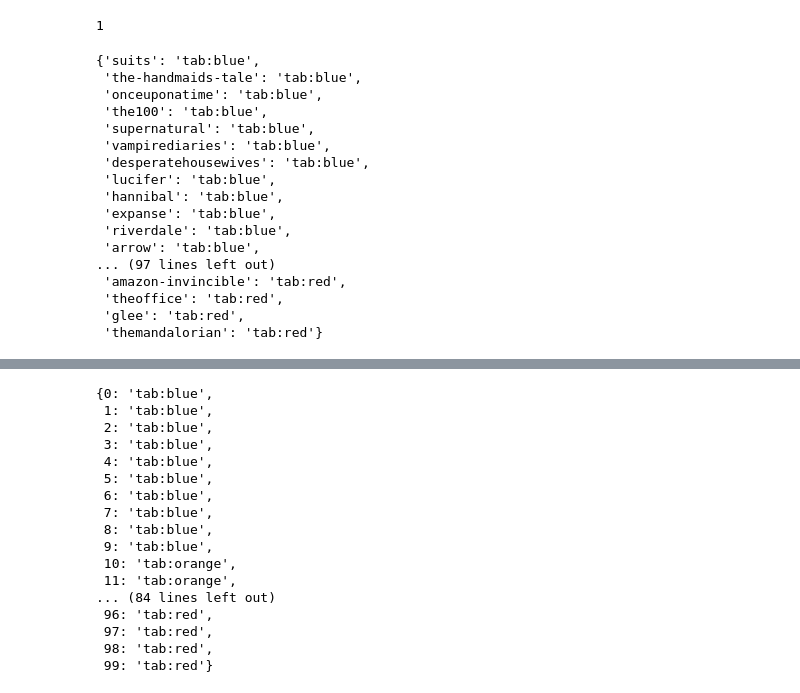
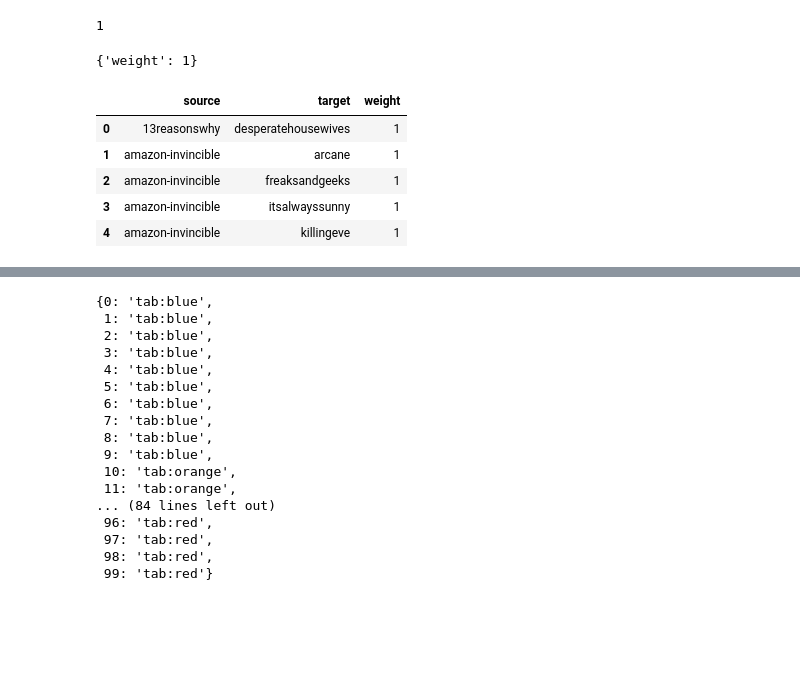
Before and after one commit to DanielBarabas/prog2_3rd_assignment_group, a Jupyter notebook: series-actor-network.ipynb, the cells around one changed output, grey strips where cells are left out. Saved outputs shown, nothing was run; the diff lists cells and outputs as text; code cells hidden in the pictures; blank space fills up the shorter version.

```diff
--- a/series-actor-network.ipynb
+++ b/series-actor-network.ipynb
@@ -258,23 +271,7 @@ community_to_color = {
 # %%
 node_color = {node: community_to_color[community_id] \
               for node, community_id in node_to_community.items()}
-# %%
-node_color
-# %% [output]
-{'suits': 'tab:blue',
- 'the-handmaids-tale': 'tab:blue',
- 'onceuponatime': 'tab:blue',
- 'the100': 'tab:blue',
- 'supernatural': 'tab:blue',
- 'vampirediaries': 'tab:blue',
- 'desperatehousewives': 'tab:blue',
- 'lucifer': 'tab:blue',
- 'hannibal': 'tab:blue',
- 'expanse': 'tab:blue',
- 'riverdale': 'tab:blue',
- 'arrow': 'tab:blue',
-... (97 lines left out)
- 'amazon-invincible': 'tab:red',
- 'theoffice': 'tab:red',
- 'glee': 'tab:red',
- 'themandalorian': 'tab:red'}
+# %%
+weighted_graph.edges['13reasonswhy', 'desperatehousewives']
+# %% [output]
+{'weight': 1}
@@ -281 +282,10 @@ node_color
+# %%
+weight_edge_df.head()
+# %% [output]
+|  | source | target | weight |
+| 0 | 13reasonswhy | desperatehousewives | 1 |
+| 1 | amazon-invincible | arcane | 1 |
+| 2 | amazon-invincible | freaksandgeeks | 1 |
+| 3 | amazon-invincible | itsalwayssunny | 1 |
+| 4 | amazon-invincible | killingeve | 1 |
 # %%
```
Also changed, not shown: parts of 13 cells of this notebook, 1 other file.
